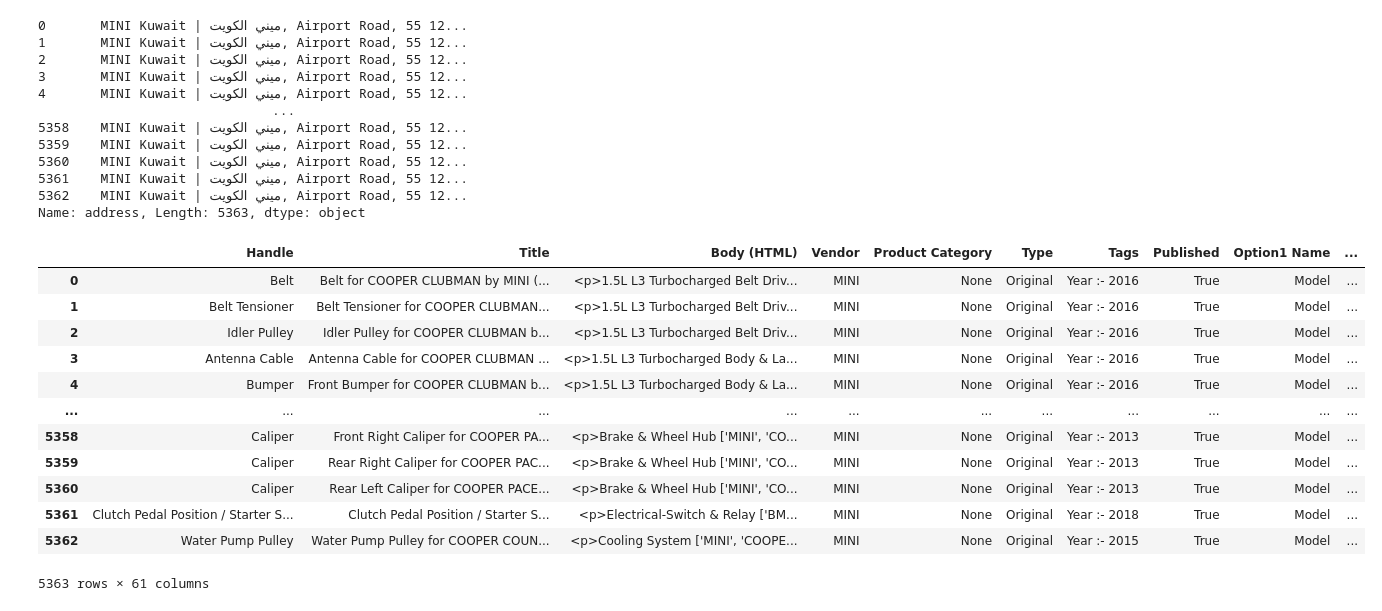
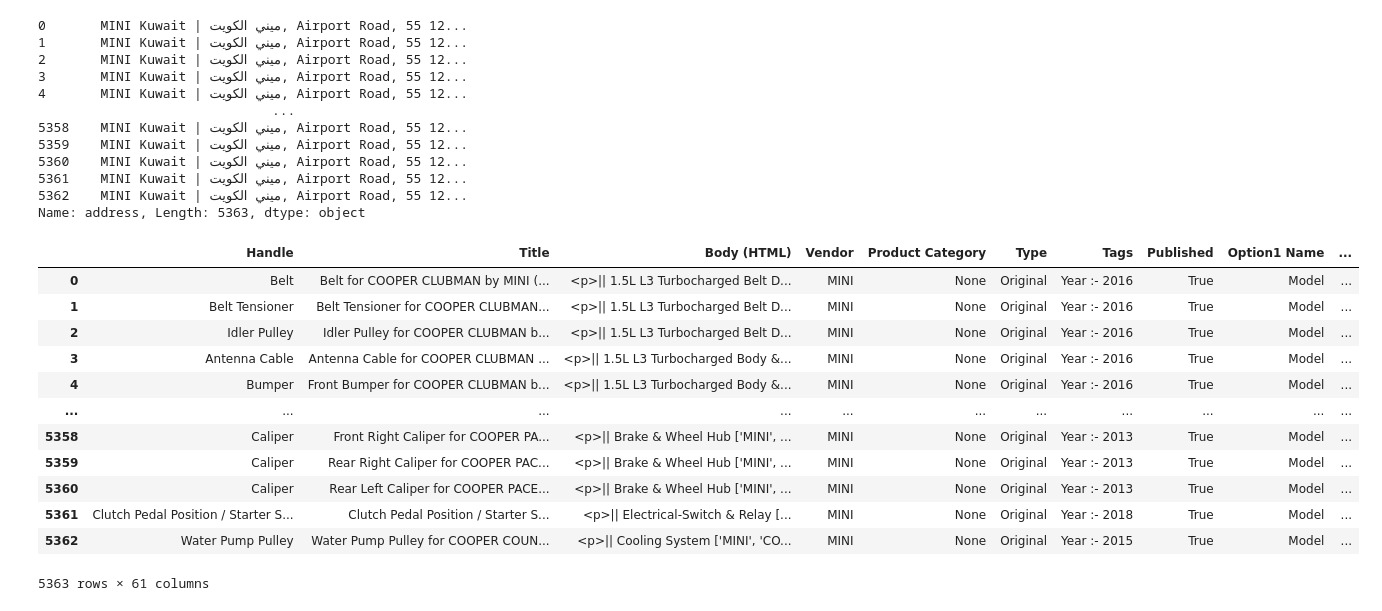
Before and after one commit to AbdelghaffourMouhsine/Mham_AWS_Car_Parts_Scraping_Project_v2, a Jupyter notebook: code.ipynb, the cells around one changed output. Drawn from its saved outputs; the diff is of its cells as text; code cells hidden in the pictures.

```diff
--- a/code.ipynb
+++ b/code.ipynb
@@ -1583,7 +1583,6 @@ df1['address'].apply(get_addresses)
 5362    MINI Kuwait | ميني الكويت, Airport Road, 55 12...
 Name: address, Length: 5363, dtype: object
 # %%
-
 def get_addresses(address_str):
     return json.loads(str(address_str)[1:-1].replace("{'",'{"').replace("'}",'"}').replace("', '",'", "').replace("': '",'": "'))['address']
 
@@ -1602,45 +1601,45 @@ df1 = pd.read_csv(f'./results/combined_final_results/{file_name}')
 df1['Handle'] = df1['products_name']
 df1['Title'] = df1['frontOrRear'].apply(remove_nan) + ' ' + df1['products_name'] + ' for ' + df1['Model'] + ' by ' + df1['brand_name'] + ' (Year ' + df1['Year'].astype(str) +')'
 
-df1['description'] = '<p>' + df1['description'] + '</p><p>' + df1['address'].apply(get_addresses) + '</p><p>Location : <a href="'+ df1['address'].apply(get_locations) +'" target="_blank">Google Maps</a></p>'
+df1['description'] = '<p>|| ' + df1['description'] + '</p><p>' + df1['address'].apply(get_addresses) + '</p><p>Location : <a href="'+ df1['address'].apply(get_locations) +'" target="_blank">' + df1['address'].apply(get_addresses) + '</a>||</p>'
 
 df1 = df1.rename(columns={'description': 'Body (HTML)'})
 df1 = df1.rename(columns={'brand_name': 'Vendor'})
 df1['Year'] = 'Year :- ' + df1['Year'].astype(str)
 df1 = df1.rename(columns={'Year': 'Tags'})
 df1 = df1.rename(columns={'Model': 'Option1 Value'})
 df1 = df1.rename(columns={'frontOrRear': 'Option2 Value'})
 df1 = df1.rename(columns={'manufacturer_part_number': 'Variant SKU'})
 df1 = df1.rename(columns={'price': 'Variant Price'})
 df1 = df1.rename(columns={'products_img': 'Image Src'})
 
 for key, value in new_lignes.items():
     df1[key] = value
 
 df1 = df1.drop(columns=[column for column in list(df1.columns) if column not in new_columns])
 
 df1 = df1[new_columns]
 
 import os
 results_folder_path = './results/formated_data_for_shopify'
 os.makedirs(results_folder_path, exist_ok=True)
 
 file_path = os.path.join(results_folder_path, file_name)
 df1.to_csv(file_path, index=False)
 
 df1
 # %% [output]
 |  | Handle | Title | Body (HTML) | Vendor | Product Category | Type | Tags | Published | Option1 Name | ... |
-| 0 | Belt | Belt for COOPER CLUBMAN by MINI (... | <p>1.5L L3 Turbocharged Belt Driv... | MINI | None | Original | Year :- 2016 | True | Model | ... |
-| 1 | Belt Tensioner | Belt Tensioner for COOPER CLUBMAN... | <p>1.5L L3 Turbocharged Belt Driv... | MINI | None | Original | Year :- 2016 | True | Model | ... |
-| 2 | Idler Pulley | Idler Pulley for COOPER CLUBMAN b... | <p>1.5L L3 Turbocharged Belt Driv... | MINI | None | Original | Year :- 2016 | True | Model | ... |
-| 3 | Antenna Cable | Antenna Cable for COOPER CLUBMAN ... | <p>1.5L L3 Turbocharged Body & La... | MINI | None | Original | Year :- 2016 | True | Model | ... |
-| 4 | Bumper | Front Bumper for COOPER CLUBMAN b... | <p>1.5L L3 Turbocharged Body & La... | MINI | None | Original | Year :- 2016 | True | Model | ... |
+| 0 | Belt | Belt for COOPER CLUBMAN by MINI (... | <p>|| 1.5L L3 Turbocharged Belt D... | MINI | None | Original | Year :- 2016 | True | Model | ... |
+| 1 | Belt Tensioner | Belt Tensioner for COOPER CLUBMAN... | <p>|| 1.5L L3 Turbocharged Belt D... | MINI | None | Original | Year :- 2016 | True | Model | ... |
+| 2 | Idler Pulley | Idler Pulley for COOPER CLUBMAN b... | <p>|| 1.5L L3 Turbocharged Belt D... | MINI | None | Original | Year :- 2016 | True | Model | ... |
+| 3 | Antenna Cable | Antenna Cable for COOPER CLUBMAN ... | <p>|| 1.5L L3 Turbocharged Body &... | MINI | None | Original | Year :- 2016 | True | Model | ... |
+| 4 | Bumper | Front Bumper for COOPER CLUBMAN b... | <p>|| 1.5L L3 Turbocharged Body &... | MINI | None | Original | Year :- 2016 | True | Model | ... |
 | ... | ... | ... | ... | ... | ... | ... | ... | ... | ... | ... |
-| 5358 | Caliper | Front Right Caliper for COOPER PA... | <p>Brake & Wheel Hub ['MINI', 'CO... | MINI | None | Original | Year :- 2013 | True | Model | ... |
-| 5359 | Caliper | Rear Right Caliper for COOPER PAC... | <p>Brake & Wheel Hub ['MINI', 'CO... | MINI | None | Original | Year :- 2013 | True | Model | ... |
-| 5360 | Caliper | Rear Left Caliper for COOPER PACE... | <p>Brake & Wheel Hub ['MINI', 'CO... | MINI | None | Original | Year :- 2013 | True | Model | ... |
-| 5361 | Clutch Pedal Position / Starter S... | Clutch Pedal Position / Starter S... | <p>Electrical-Switch & Relay ['BM... | MINI | None | Original | Year :- 2018 | True | Model | ... |
-| 5362 | Water Pump Pulley | Water Pump Pulley for COOPER COUN... | <p>Cooling System ['MINI', 'COOPE... | MINI | None | Original | Year :- 2015 | True | Model | ... |
+| 5358 | Caliper | Front Right Caliper for COOPER PA... | <p>|| Brake & Wheel Hub ['MINI', ... | MINI | None | Original | Year :- 2013 | True | Model | ... |
+| 5359 | Caliper | Rear Right Caliper for COOPER PAC... | <p>|| Brake & Wheel Hub ['MINI', ... | MINI | None | Original | Year :- 2013 | True | Model | ... |
+| 5360 | Caliper | Rear Left Caliper for COOPER PACE... | <p>|| Brake & Wheel Hub ['MINI', ... | MINI | None | Original | Year :- 2013 | True | Model | ... |
+| 5361 | Clutch Pedal Position / Starter S... | Clutch Pedal Position / Starter S... | <p>|| Electrical-Switch & Relay [... | MINI | None | Original | Year :- 2018 | True | Model | ... |
+| 5362 | Water Pump Pulley | Water Pump Pulley for COOPER COUN... | <p>|| Cooling System ['MINI', 'CO... | MINI | None | Original | Year :- 2015 | True | Model | ... |
 5363 rows × 61 columns
 # %%
```
Also changed, not shown: parts of 2 cells of this notebook.
